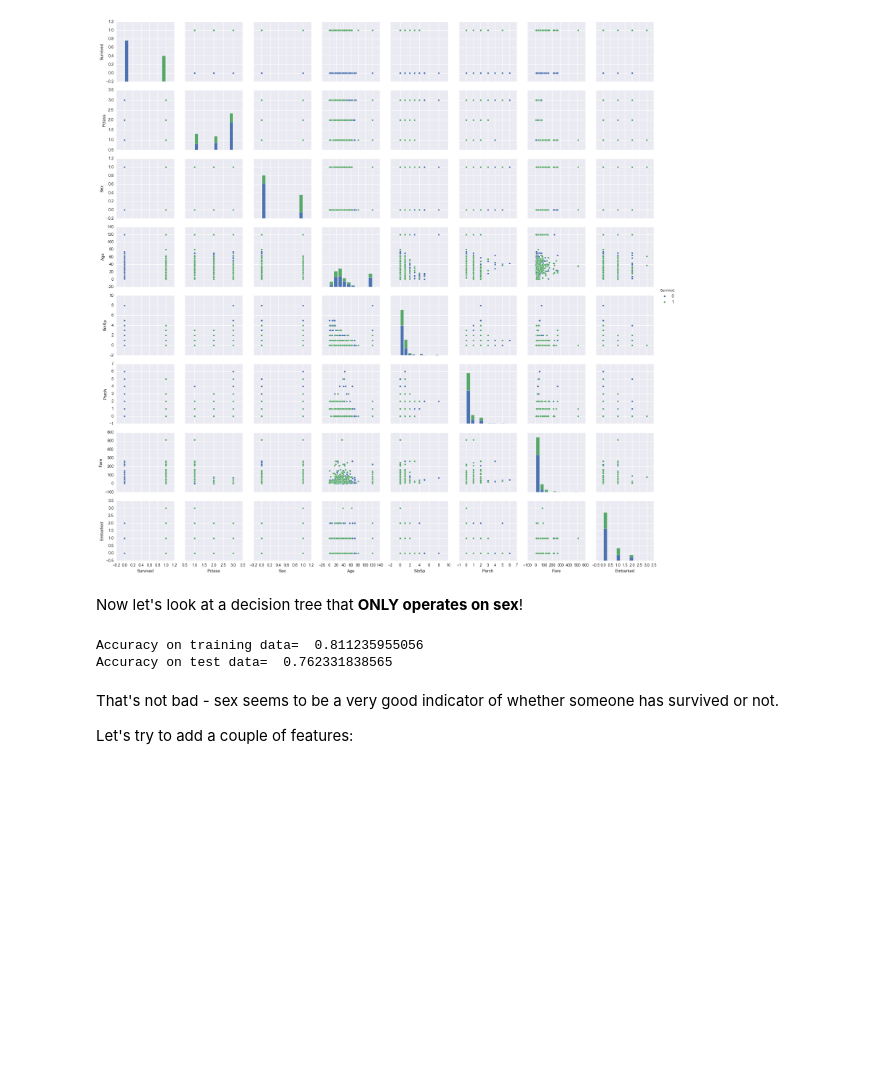
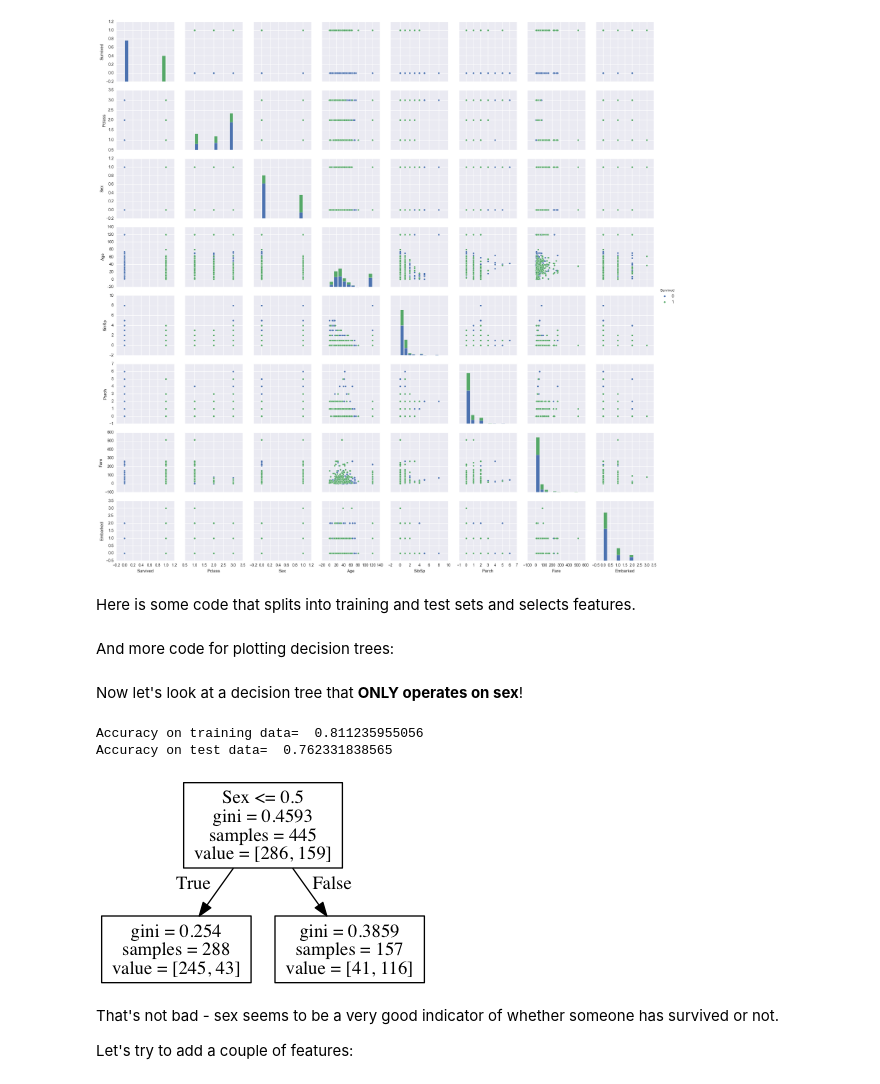
Before and after one commit to ElectricSquirrel/2016-datascience-labs, a Jupyter notebook: lecture9-decision-trees/09-decision-trees.ipynb, the cells around one changed output. Cells and saved outputs as stored; diff of their text form; code cells hidden in the pictures; blank space fills up the shorter version.

Commit message:
rendering trees

```diff
--- a/lecture9-decision-trees/09-decision-trees.ipynb
+++ b/lecture9-decision-trees/09-decision-trees.ipynb
@@ -210,6 +210,8 @@ sns.pairplot(titanic, hue="Survived")
 # %% [output]
 <seaborn.axisgrid.PairGrid at 0x...>
 [figure]
+# %% [markdown]
+Here is some code that splits into training and test sets and selects features.
 # %%
 #titanic_predictors = titanic[["Pclass", "Sex", "Age", "SibSp", "Parch", "Fare", "Embarked"]].as_matrix()
 labels =["Survived", "Perished"]
@@ -221,22 +223,47 @@ def splitData(features):
     # Split into training and test sets
     XTrain, XTest, yTrain, yTest = train_test_split(titanic_predictors, titanic_labels, random_state=1, test_size=0.5)
     return XTrain, XTest, yTrain, yTest
+# %% [markdown]
+And more code for plotting decision trees:
+# %%
+from IPython.display import Image, display
+import pydotplus
+from scipy import misc
+
+def renderTree(my_tree, features):
+    filename = "temp.dot"
+    with open(filename, 'w') as f:
+        f = tree.export_graphviz(my_tree, out_file=f, feature_names=features)
+
+    dot_data = ""
+    with open(filename, 'r') as f:
+        dot_data = f.read()
+
+    #print(dot_data)
+    graph = pydotplus.graph_from_dot_data(dot_data)
+    image_name = "tete.png"
+    graph.write_png(image_name)
+    #i = misc.imread(image_name)
+    #plt.imshow(i)
+    display(Image(filename=image_name))
 # %% [markdown]
 Now let's look at a decision tree that **ONLY operates on sex**!
 # %%
 decisionTree = tree.DecisionTreeClassifier()
 
 XTrain, XTest, yTrain, yTest = splitData(["Sex"])
 decisionTree = decisionTree.fit(XTrain, yTrain)
+
+y_pred_train = decisionTree.predict(XTrain)
+print('Accuracy on training data= ', metrics.accuracy_score(y_true = yTrain, y_pred = y_pred_train))
+
+y_pred = decisionTree.predict(XTest)
+print('Accuracy on test data= ', metrics.accuracy_score(y_true = yTest, y_pred = y_pred))
+renderTree(decisionTree, ["Sex"])
+# %% [output]
+Accuracy on training data=  0.811235955056
+Accuracy on test data=  0.762331838565
+[figure, added]
-# %%
-y_pred_train = decisionTree.predict(XTrain)
-print('Accuracy on training data= ', metrics.accuracy_score(y_true = yTrain, y_pred = y_pred_train))
-
-y_pred = decisionTree.predict(XTest)
-print('Accuracy on test data= ', metrics.accuracy_score(y_true = yTest, y_pred = y_pred))
-# %% [output]
-Accuracy on training data=  0.811235955056
-Accuracy on test data=  0.762331838565
 # %% [markdown]
 That's not bad - sex seems to be a very good indicator of whether someone has survived or not.
 
```
Also changed, not shown: parts of 9 cells of this notebook, 1 other file.
